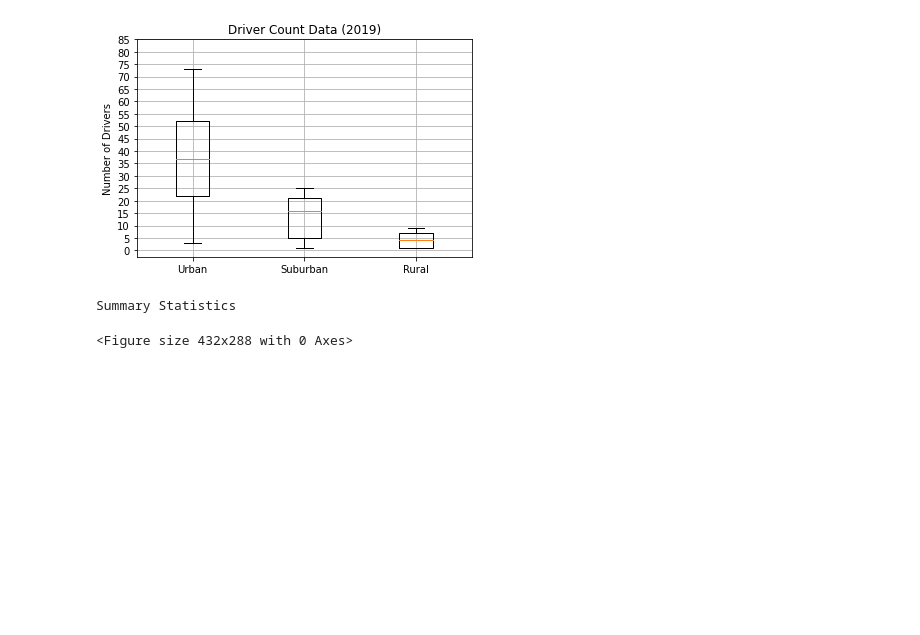
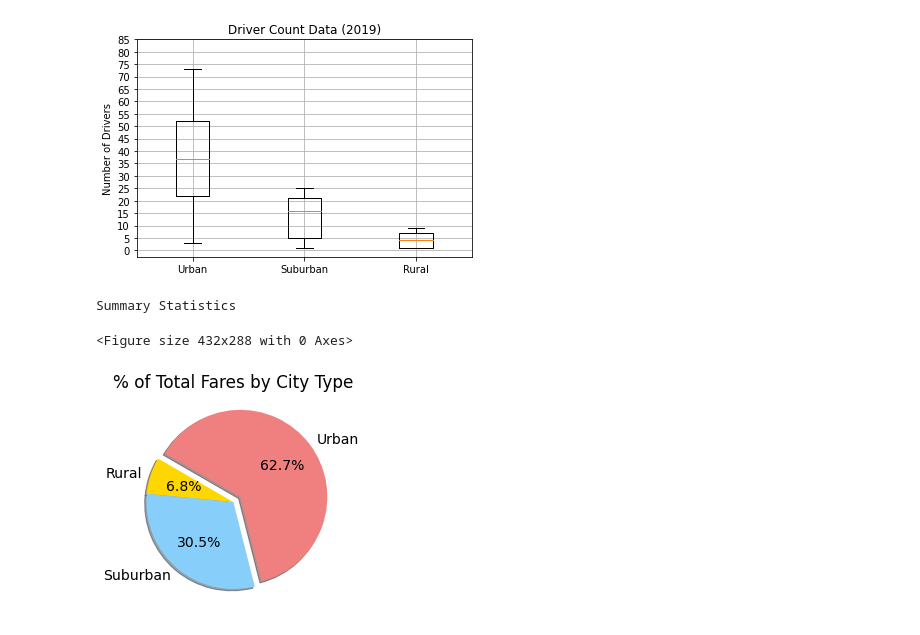
Before and after one commit to AmyLuc/PyBer_Analysis, a Jupyter notebook: PyBer.ipynb, the cells around one changed output. Drawn from its saved outputs; the diff is of its cells as text; code cells hidden in the pictures; blank space fills up the shorter version.

```diff
--- a/PyBer.ipynb
+++ b/PyBer.ipynb
@@ -645,3 +645,33 @@ plt.savefig("Analysis/Fig4.png")
 [figure]
 Summary Statistics
 <Figure size 432x288 with 0 Axes>
+# %%
+#Variables for piechart:
+# Get the sum of the fares for each city type.
+sum_fares_by_type = pyber_data_df.groupby(["type"]).sum()["fare"]
+
+# Get the sum of all the fares.
+total_fares = pyber_data_df["fare"].sum()
+
+# Calculate the percentage of fare for each city type.
+fare_percents = 100 * sum_fares_by_type / total_fares
+
+# Calculate the percentage of fare for each city type.
+#type_percents = 100 * pyber_data_df.groupby(["type"]).sum()["fare"] / pyber_data_df["fare"].sum()
+# %%
+# Build the percentage of fares by city type pie chart.
+plt.pie(fare_percents,
+    labels=["Rural", "Suburban", "Urban"],
+    colors=["gold", "lightskyblue", "lightcoral"],
+    explode=[0, 0, 0.1],
+    autopct='%1.1f%%',
+    shadow=True, startangle=150)
+plt.title("% of Total Fares by City Type")
+# Change the default font size from 10 to 14.
+plt.rcParams['font.size'] = 14
+# Save Figure
+plt.savefig("Analysis/Fig5.png")
+# Show Figure
+plt.show()
+# %% [output]
+[figure, added]
```
Also changed, not shown: parts of 3 cells of this notebook, 2 other files.
